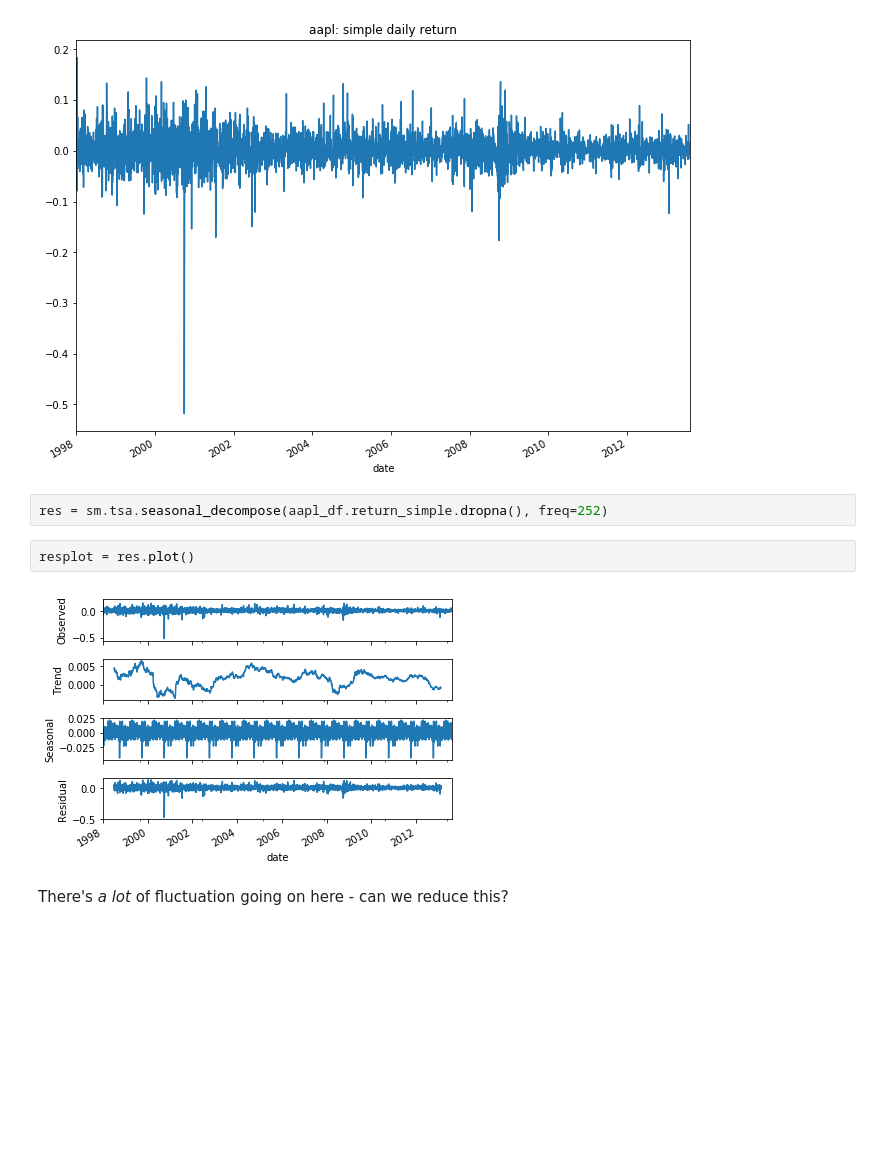
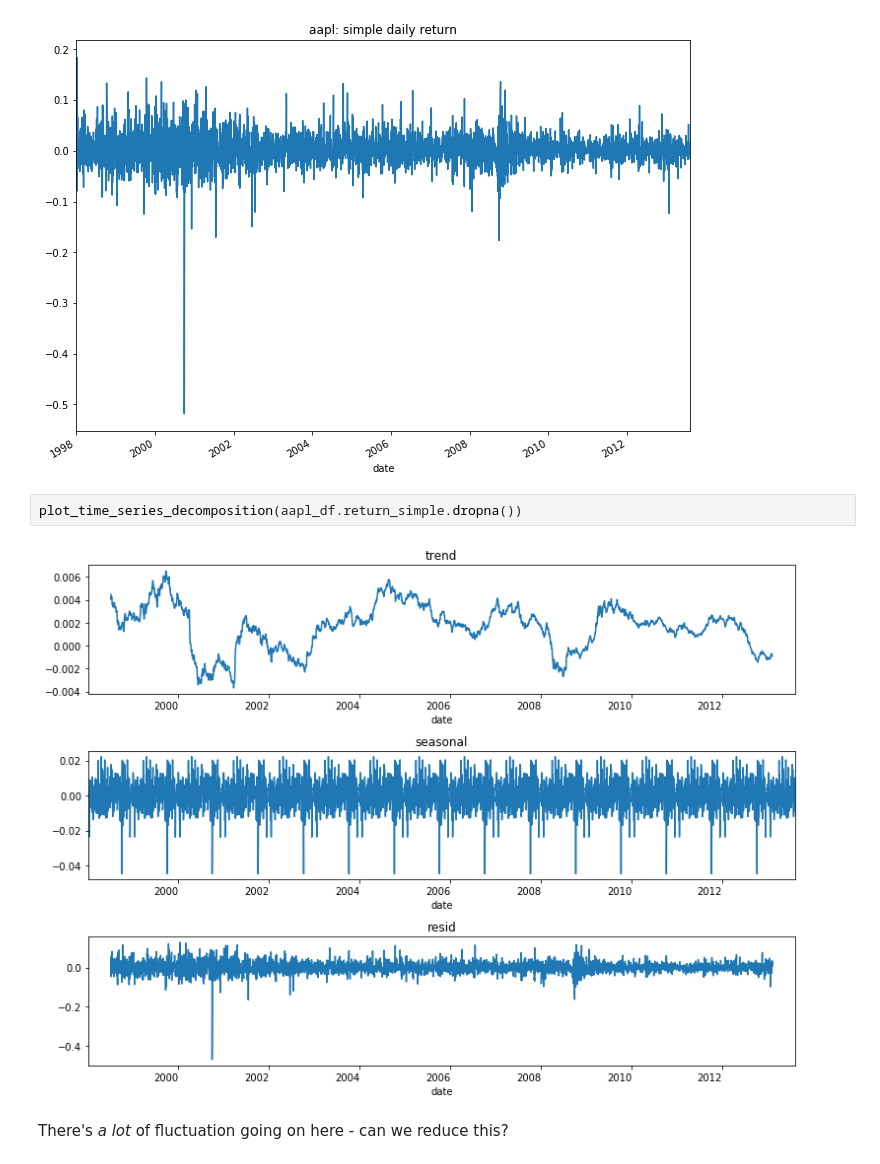
Before and after one commit to lermana/python_fundamentals, a Jupyter notebook: time_series_analysis_answers.ipynb, the cells around one changed output. Saved outputs shown, nothing was run; the diff lists cells and outputs as text; blank space fills up the shorter version.

```diff
--- a/time_series_analysis_answers.ipynb
+++ b/time_series_analysis_answers.ipynb
@@ -303,11 +323,9 @@ t = ax.set_title("aapl: simple daily return")
 # %% [output]
 [figure]
 # %%
-res = sm.tsa.seasonal_decompose(aapl_df.return_simple.dropna(), freq=252)
+plot_time_series_decomposition(aapl_df.return_simple.dropna())
+# %% [output]
+[figure, added]
-# %%
-resplot = res.plot()
-# %% [output]
-[figure, removed]
 # %% [markdown]
 There's _a lot_ of fluctuation going on here - can we reduce this?
 # %%
```
Also changed, not shown: parts of 82 cells of this notebook.
